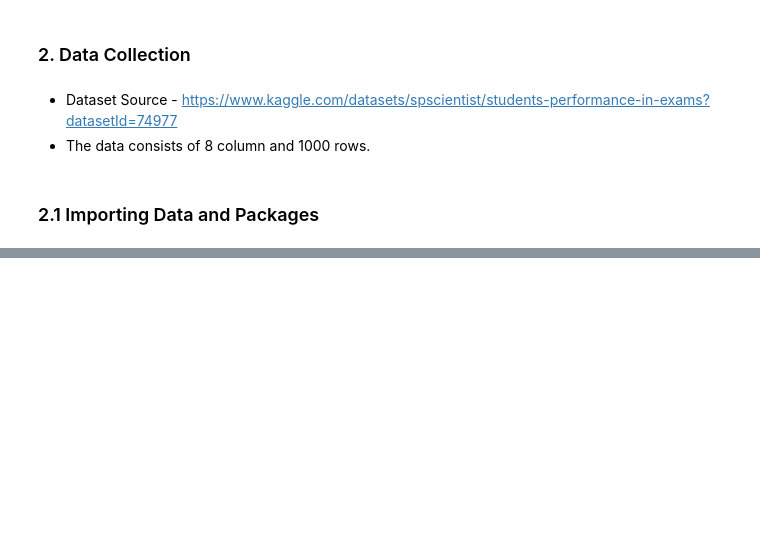
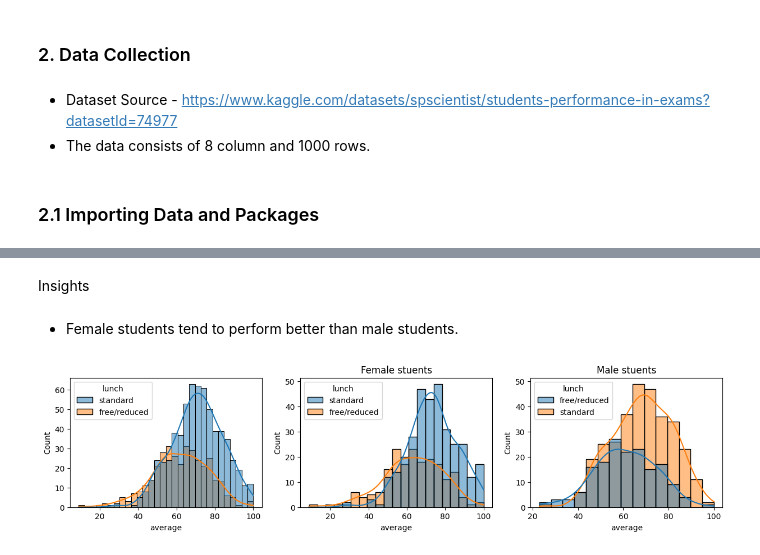
Before and after one commit to Asifwork2003/MLProject1, a Jupyter notebook: notebook/EDA STUDENT PERFORMANCE.ipynb, the cells around one changed output, grey strips where cells are left out. Saved outputs shown, nothing was run; the diff lists cells and outputs as text; code cells hidden in the pictures; blank space fills up the shorter version.

```diff
--- a/notebook/EDA STUDENT PERFORMANCE.ipynb
+++ b/notebook/EDA STUDENT PERFORMANCE.ipynb
@@ -33,0 +266,18 @@ ModuleNotFoundError: No module named 'pandas'
+# %% [markdown]
+Insights
+# %% [markdown]
+* Female students tend to perform better than male students.
+# %%
+fig, axs = plt.subplots(1, 3, figsize = (15, 3))
+plt.subplot(131)
+sns.histplot(data = df, x = "average", bins = 30, kde = True, hue = 'lunch')
+plt.subplot(132)
+plt.title('Female stuents')
+sns.histplot(data = df[df.gender == 'female'], x = "average", kde = True, hue = 'lunch')
+plt.subplot(133)
+plt.title('Male stuents')
+sns.histplot(data = df[df.gender == 'male'], x = "average", kde = True, hue = 'lunch')
+
+plt.show()
+# %% [output]
+[figure, added]
```
Also changed, not shown: parts of 65 cells of this notebook, 7 other files.
